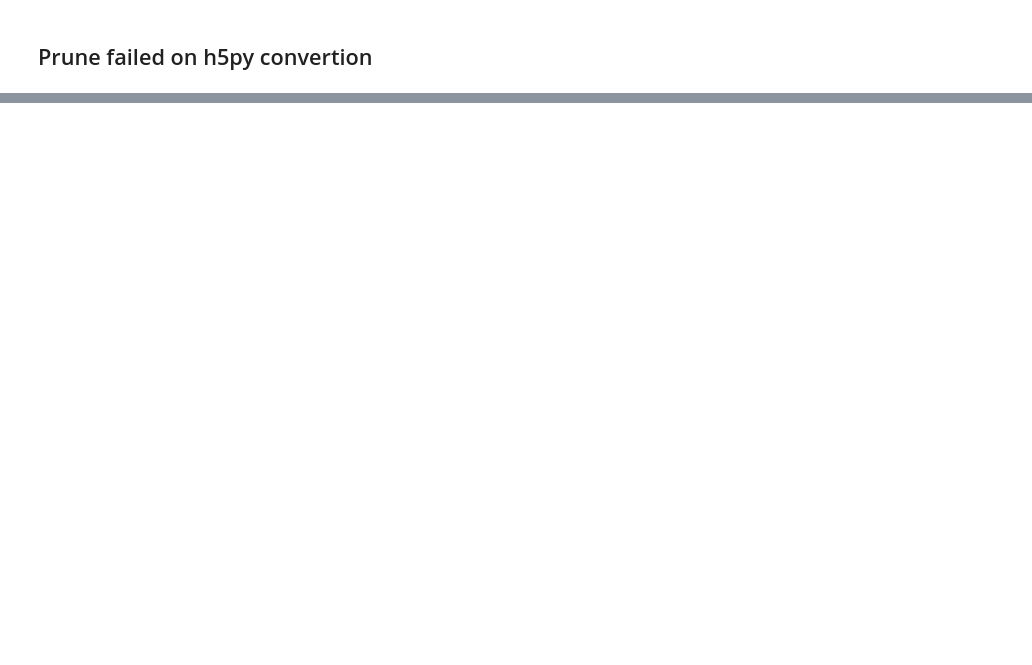
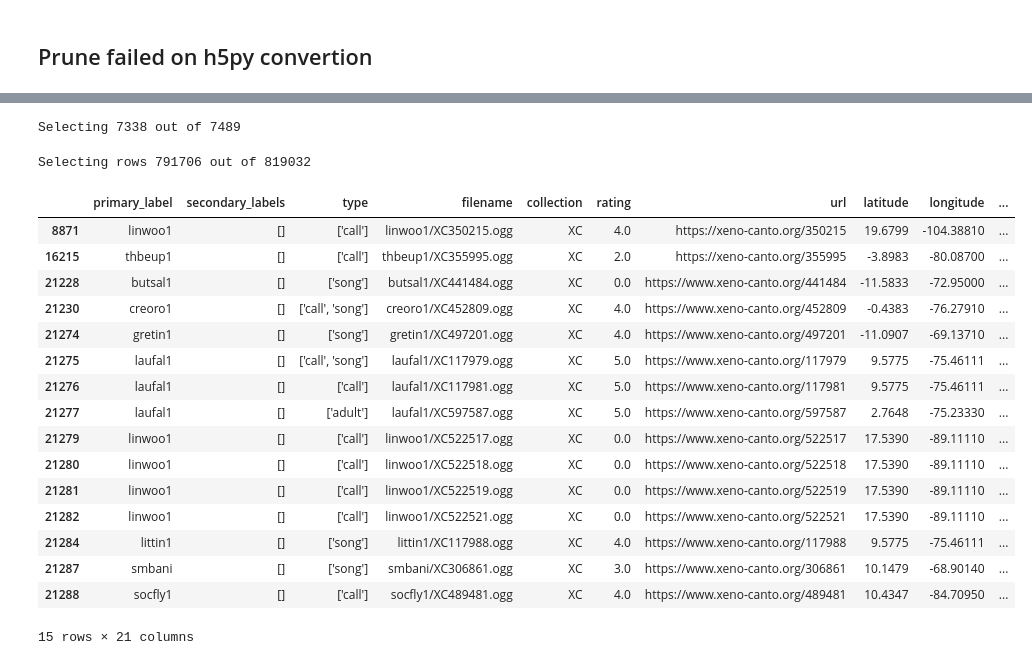
Before and after one commit to VSydorskyy/BirdCLEF_2025_2nd_place, a Jupyter notebook: notebooks/download_xeno_canto.ipynb, the cells around one changed output, grey strips where cells are left out. Drawn from its saved outputs; the diff is of its cells as text; code cells hidden in the pictures; blank space fills up the shorter version.

```diff
--- a/notebooks/download_xeno_canto.ipynb
+++ b/notebooks/download_xeno_canto.ipynb
@@ -543,0 +536,24 @@ train_metadata_prev_comp.to_csv(
+# %%
+train_metadata_2025 = pd.read_csv(
+    "/gpfs/space/projects/BetterMedicine/volodymyr1/exps/bird_clef_2025/birdclef_2025/train_and_prev_comps_extendedv1_pruneSL_XConly2025_snipet28032025_hdf5.csv",
+    converters={"secondary_labels":eval, "all_labels": eval}
+)
+train_metadata_2025 = train_metadata_2025[train_metadata_2025["collection"] == "XC"].reset_index(drop=True)
+# %%
+birds_2025 = set(train_metadata_2025["primary_label"])
+
+pretrain_birds = set(train_metadata_shorten["primary_label"])
+
+pruned_pretrain_birds = pretrain_birds - birds_2025
+
+print(f"Selecting {len(pruned_pretrain_birds)} out of {len(pretrain_birds)}")
+# %% [output]
+Selecting 7338 out of 7489
+# %%
+train_metadata_shorten_pruned = train_metadata_shorten[
+    train_metadata_shorten["primary_label"].isin(pruned_pretrain_birds)
+].reset_index(drop=True)
+
+print(f"Selecting rows {train_metadata_shorten_pruned.shape[0]} out of {train_metadata_shorten.shape[0]}")
+# %% [output]
+Selecting rows 791706 out of 819032
@@ -543,0 +564,22 @@ train_metadata_prev_comp.to_csv(
+# %%
+intersecting_ids = list(set(train_metadata_shorten_pruned["id"].astype(int)) & set(train_metadata_2025["id"].astype(int)))
+# %%
+train_metadata_2025[train_metadata_2025["id"].isin(intersecting_ids)]
+# %% [output]
+|  | primary_label | secondary_labels | type | filename | collection | rating | url | latitude | longitude | ... |
+| 8871 | linwoo1 | [] | ['call'] | linwoo1/XC350215.ogg | XC | 4.0 | https://xeno-canto.org/350215 | 19.6799 | -104.38810 | ... |
+| 16215 | thbeup1 | [] | ['call'] | thbeup1/XC355995.ogg | XC | 2.0 | https://xeno-canto.org/355995 | -3.8983 | -80.08700 | ... |
+| 21228 | butsal1 | [] | ['song'] | butsal1/XC441484.ogg | XC | 0.0 | https://www.xeno-canto.org/441484 | -11.5833 | -72.95000 | ... |
+| 21230 | creoro1 | [] | ['call', 'song'] | creoro1/XC452809.ogg | XC | 4.0 | https://www.xeno-canto.org/452809 | -0.4383 | -76.27910 | ... |
+| 21274 | gretin1 | [] | ['song'] | gretin1/XC497201.ogg | XC | 4.0 | https://www.xeno-canto.org/497201 | -11.0907 | -69.13710 | ... |
+| 21275 | laufal1 | [] | ['call', 'song'] | laufal1/XC117979.ogg | XC | 5.0 | https://www.xeno-canto.org/117979 | 9.5775 | -75.46111 | ... |
+| 21276 | laufal1 | [] | ['call'] | laufal1/XC117981.ogg | XC | 5.0 | https://www.xeno-canto.org/117981 | 9.5775 | -75.46111 | ... |
+| 21277 | laufal1 | [] | ['adult'] | laufal1/XC597587.ogg | XC | 5.0 | https://www.xeno-canto.org/597587 | 2.7648 | -75.23330 | ... |
+| 21279 | linwoo1 | [] | ['call'] | linwoo1/XC522517.ogg | XC | 0.0 | https://www.xeno-canto.org/522517 | 17.5390 | -89.11110 | ... |
+| 21280 | linwoo1 | [] | ['call'] | linwoo1/XC522518.ogg | XC | 0.0 | https://www.xeno-canto.org/522518 | 17.5390 | -89.11110 | ... |
+| 21281 | linwoo1 | [] | ['call'] | linwoo1/XC522519.ogg | XC | 0.0 | https://www.xeno-canto.org/522519 | 17.5390 | -89.11110 | ... |
+| 21282 | linwoo1 | [] | ['call'] | linwoo1/XC522521.ogg | XC | 0.0 | https://www.xeno-canto.org/522521 | 17.5390 | -89.11110 | ... |
+| 21284 | littin1 | [] | ['song'] | littin1/XC117988.ogg | XC | 4.0 | https://www.xeno-canto.org/117988 | 9.5775 | -75.46111 | ... |
+| 21287 | smbani | [] | ['song'] | smbani/XC306861.ogg | XC | 3.0 | https://www.xeno-canto.org/306861 | 10.1479 | -68.90140 | ... |
+| 21288 | socfly1 | [] | ['call'] | socfly1/XC489481.ogg | XC | 4.0 | https://www.xeno-canto.org/489481 | 10.4347 | -84.70950 | ... |
+15 rows × 21 columns
```
Also changed, not shown: parts of 89 cells of this notebook, 44 other files.
